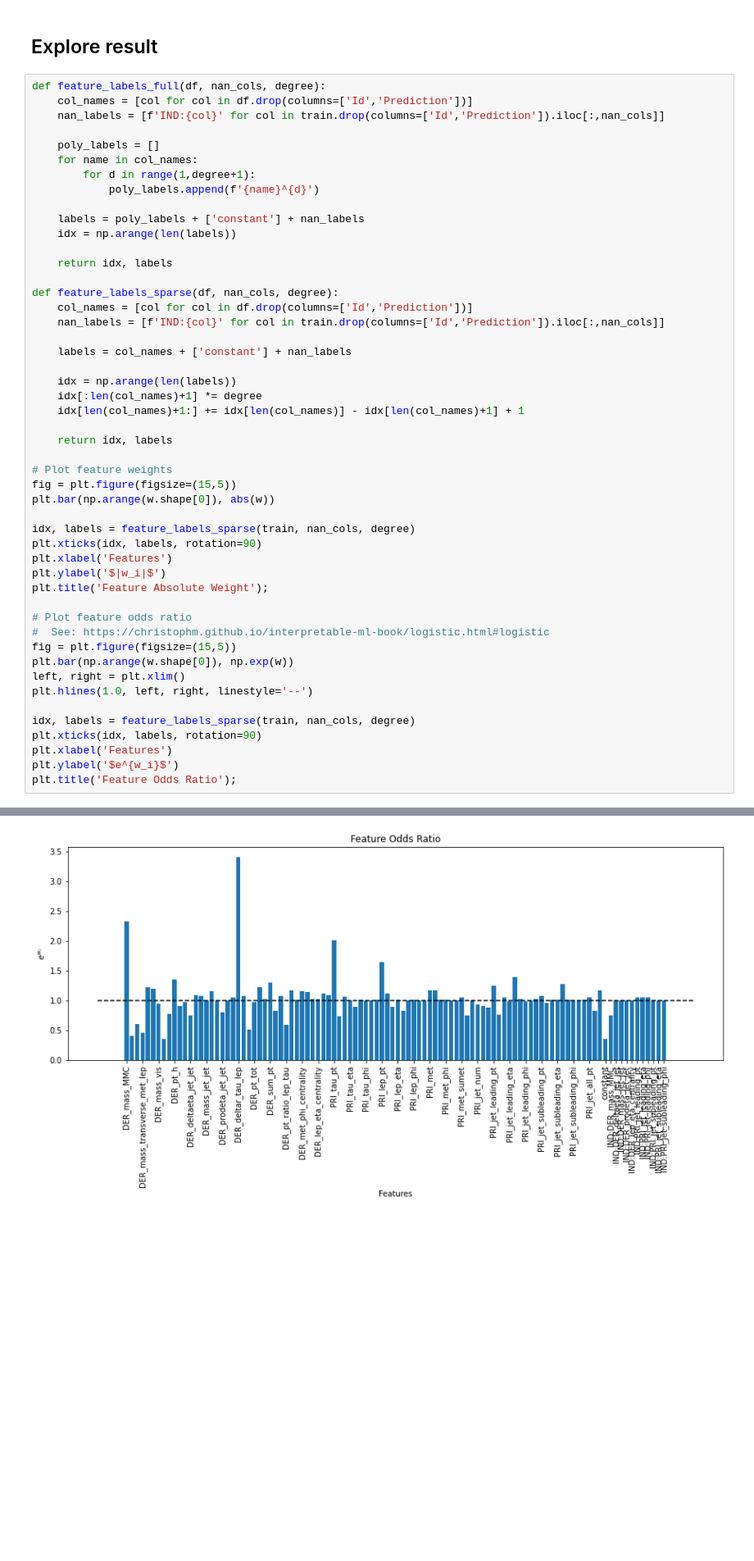
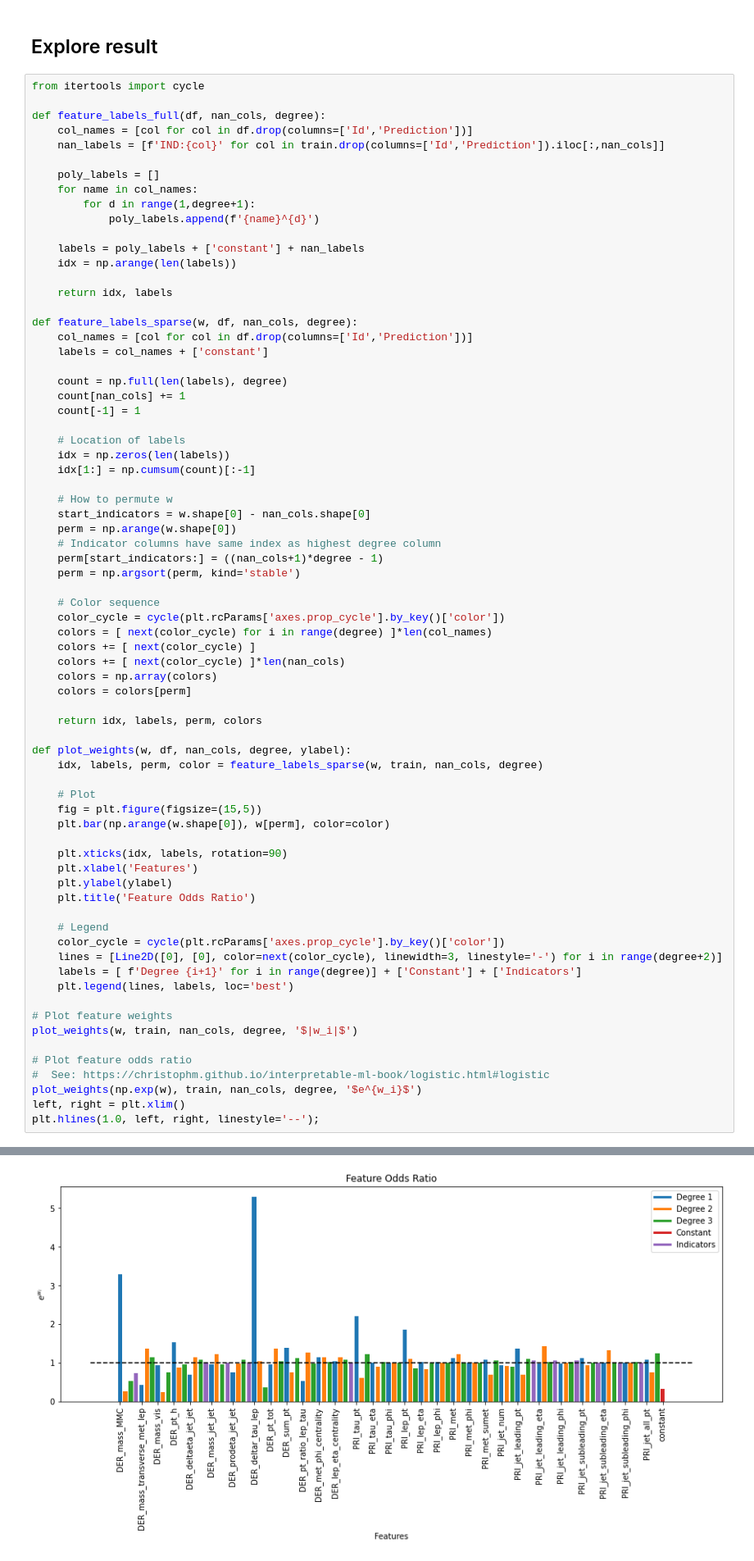
Before and after one commit to itslwg/epflml-projects, a Jupyter notebook: Project_1/david_eda_revised.ipynb, the cells around one changed output, grey strips where cells are left out. Shown: that part at 82% size. Drawn from its saved outputs; the diff is of its cells as text; blank space fills up the shorter version.

Commit message:
Added new odds ratio plots.

```diff
--- a/Project_1/david_eda_revised.ipynb
+++ b/Project_1/david_eda_revised.ipynb
@@ -435,6 +435,8 @@ RESULTS:
 # %% [markdown]
 ## Explore result
 # %%
+from itertools import cycle
+
 def feature_labels_full(df, nan_cols, degree):
     col_names = [col for col in df.drop(columns=['Id','Prediction'])]
     nan_labels = [f'IND:{col}' for col in train.drop(columns=['Id','Prediction']).iloc[:,nan_cols]]
@@ -449,38 +451,59 @@ def feature_labels_full(df, nan_cols, degree):
 
     return idx, labels
 
-def feature_labels_sparse(df, nan_cols, degree):
+def feature_labels_sparse(w, df, nan_cols, degree):
     col_names = [col for col in df.drop(columns=['Id','Prediction'])]
-    nan_labels = [f'IND:{col}' for col in train.drop(columns=['Id','Prediction']).iloc[:,nan_cols]]
+    labels = col_names + ['constant']
 
-    labels = col_names + ['constant'] + nan_labels
+    count = np.full(len(labels), degree)
+    count[nan_cols] += 1
+    count[-1] = 1
 
-    idx = np.arange(len(labels))
-    idx[:len(col_names)+1] *= degree
-    idx[len(col_names)+1:] += idx[len(col_names)] - idx[len(col_names)+1] + 1
+    # Location of labels
+    idx = np.zeros(len(labels))
+    idx[1:] = np.cumsum(count)[:-1]
 
-    return idx, labels
+    # How to permute w
+    start_indicators = w.shape[0] - nan_cols.shape[0]
+    perm = np.arange(w.shape[0])
+    # Indicator columns have same index as highest degree column
+    perm[start_indicators:] = ((nan_cols+1)*degree - 1)
+    perm = np.argsort(perm, kind='stable')
+
+    # Color sequence
+    color_cycle = cycle(plt.rcParams['axes.prop_cycle'].by_key()['color'])
+    colors = [ next(color_cycle) for i in range(degree) ]*len(col_names)
+    colors += [ next(color_cycle) ]
+    colors += [ next(color_cycle) ]*len(nan_cols)
+    colors = np.array(colors)
+    colors = colors[perm]
+
+    return idx, labels, perm, colors
+
+def plot_weights(w, df, nan_cols, degree, ylabel):
+    idx, labels, perm, color = feature_labels_sparse(w, train, nan_cols, degree)
+
+    # Plot
+    fig = plt.figure(figsize=(15,5))
+    plt.bar(np.arange(w.shape[0]), w[perm], color=color)
+
+    plt.xticks(idx, labels, rotation=90)
+    plt.xlabel('Features')
+    plt.ylabel(ylabel)
+    plt.title('Feature Odds Ratio')
+
+    # Legend
+    color_cycle = cycle(plt.rcParams['axes.prop_cycle'].by_key()['color'])
+    lines = [Line2D([0], [0], color=next(color_cycle), linewidth=3, linestyle='-') for i in range(degree+2)]
+    labels = [ f'Degree {i+1}' for i in range(degree)] + ['Constant'] + ['Indicators']
+    plt.legend(lines, labels, loc='best')
 
 # Plot feature weights
-fig = plt.figure(figsize=(15,5))
-plt.bar(np.arange(w.shape[0]), abs(w))
-
-idx, labels = feature_labels_sparse(train, nan_cols, degree)
-plt.xticks(idx, labels, rotation=90)
-plt.xlabel('Features')
-plt.ylabel('$|w_i|$')
-plt.title('Feature Absolute Weight');
+plot_weights(w, train, nan_cols, degree, '$|w_i|$')
 
 # Plot feature odds ratio
 #  See: https://christophm.github.io/interpretable-ml-book/logistic.html#logistic
-fig = plt.figure(figsize=(15,5))
-plt.bar(np.arange(w.shape[0]), np.exp(w))
+plot_weights(np.exp(w), train, nan_cols, degree, '$e^{w_i}$')
 left, right = plt.xlim()
-plt.hlines(1.0, left, right, linestyle='--')
-
-idx, labels = feature_labels_sparse(train, nan_cols, degree)
-plt.xticks(idx, labels, rotation=90)
-plt.xlabel('Features')
-plt.ylabel('$e^{w_i}$')
-plt.title('Feature Odds Ratio');
+plt.hlines(1.0, left, right, linestyle='--');
 # %% [output]
@@ -488,4 +511,4 @@ plt.title('Feature Odds Ratio');
-[figure, old version]
+[figure, new version]
 # %%
 idx, labels = feature_labels_full(train, nan_cols, degree)
 odds_ratio = np.exp(w)
```
Also changed, not shown: parts of 2 cells of this notebook.
